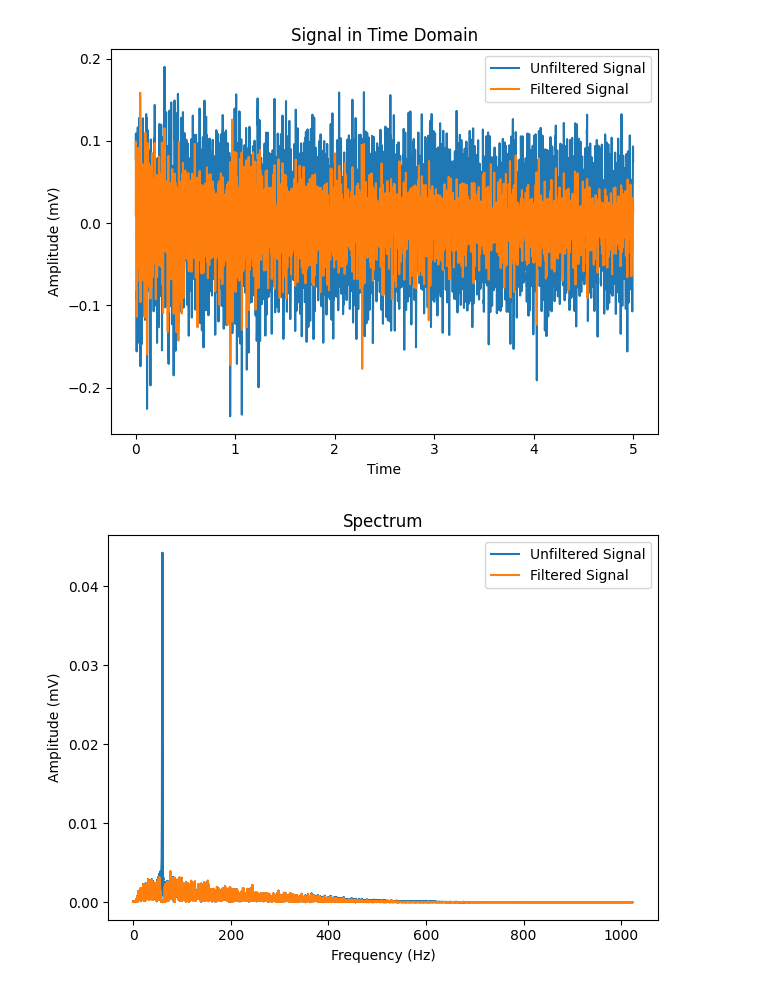
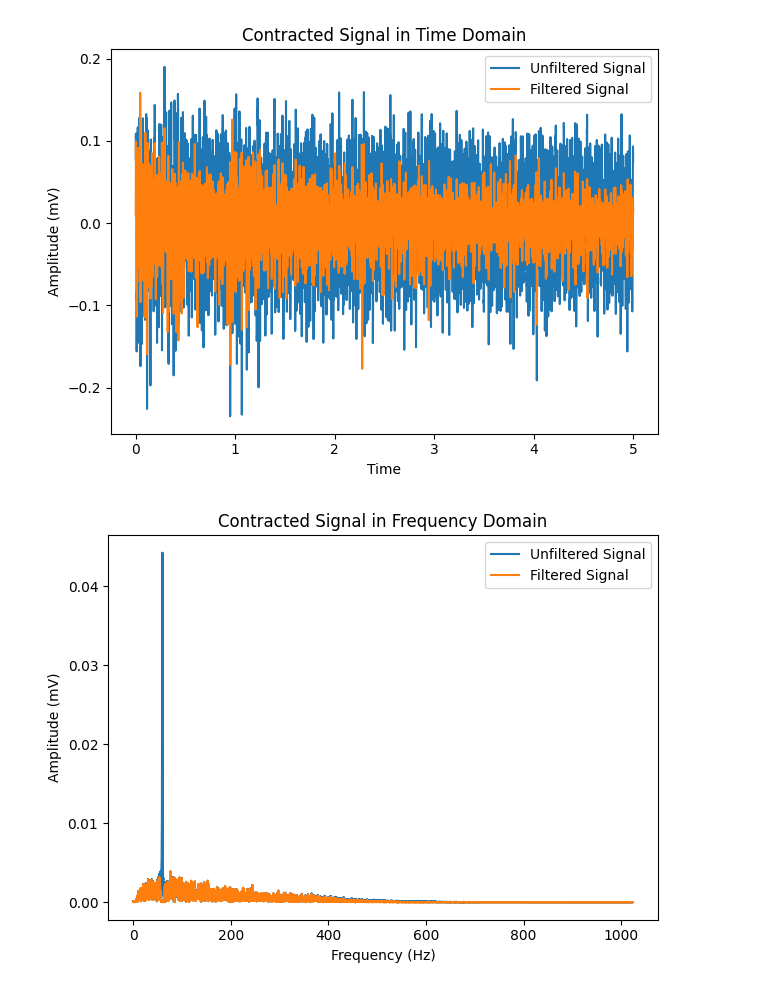
Before and after one commit to LavanSumanan/252DSPProject, a Jupyter notebook: PartA.ipynb, the cells around one changed output. Saved outputs shown, nothing was run; the diff lists cells and outputs as text; code cells hidden in the pictures.

```diff
--- a/PartA.ipynb
+++ b/PartA.ipynb
@@ -2,10 +2,9 @@
 # Imports
 import pandas as pd
 import numpy as np
-import scipy
 
 from matplotlib import pyplot as plt
-from scipy import signal
+from scipy import signal, fftpack
 
 # Constants
 FS = 2048
@@ -17,55 +16,56 @@ F4 = 450
 
 
 # Functions
-def filter(data):  # Function to create and apply filters to the signal
+def filter(data):  # function to create and apply filters to the signal
     sos_bandstop = signal.butter(ORDER, [F1, F2], btype='bandstop', fs=FS, output='sos')
-    filtered_data = signal.sosfilt(sos_bandstop, data)
+    bandstop_filtered_data = signal.sosfilt(sos_bandstop, data)
     sos_bandpass = signal.butter(ORDER, [F3, F4], btype='bandpass', fs=FS, output='sos')
-    final_filtered_data = signal.sosfilt(sos_bandpass, filtered_data)
+    final_filtered_data = signal.sosfilt(sos_bandpass, bandstop_filtered_data)
 
     return final_filtered_data
 
 
 def fft(array):  # run fft
-    sig_fft = scipy.fftpack.fft(array)
-    sig_amp = 2 / 10240 * np.abs(sig_fft)
-    sig_freq = np.abs(scipy.fftpack.fftfreq(10240, 1 / FS))
+    N = len(array)
+    sig_fft = fftpack.fft(array)
+    sig_amp = 2 / N * np.abs(sig_fft)
+    sig_freq = np.abs(fftpack.fftfreq(N, 1 / FS))
     return sig_freq, sig_amp
 
 
-def plot(x1, y1):  # plot and show the data
+def plot(x1, y1, title):  # plot and show the data
     plt.rcParams["figure.autolayout"] = True
     plt.xlabel('Time')
     plt.ylabel('Amplitude (mV)')
-    plt.title('Signal in Time Domain')
+    plt.title(f'{title} Signal in Time Domain')
     plt.plot(x1, y1, label = 'Unfiltered Signal')
     plt.plot(x1, filter(y1), label = 'Filtered Signal')
     plt.legend()
     plt.show()
     plt.xlabel('Frequency (Hz)')
     plt.ylabel('Amplitude (mV)')
-    plt.title('Spectrum')
+    plt.title(f'{title} Signal in Frequency Domain')
     freq, amp = fft(np.array(y1))
     plt.plot(freq, amp, label = 'Unfiltered Signal')
     filter_freq, filter_amp = fft(np.array(filter(y1)))
     plt.plot(filter_freq, filter_amp, label = 'Filtered Signal')
     plt.legend()
     plt.show()
 
 
 # read file
 columns = ["Time", "EMG_Relaxed", "EMG_Contracted"]
 df = pd.read_csv("EMG_Datasets.csv", usecols=columns)
 
 # run
-plot(df.Time, df.EMG_Contracted)
-plot(df.Time, df.EMG_Relaxed)
+plot(df.Time, df.EMG_Contracted, "Contracted")
+plot(df.Time, df.EMG_Relaxed, "Relaxed")
 
 # RMS Values
 print("RMS Values for Relaxed EMG without filtering: " + str(np.sqrt(np.mean(np.array(df.EMG_Relaxed) ** 2))))
 print("RMS Values for Contracted EMG without filtering: " + str(np.sqrt(np.mean(np.array(df.EMG_Contracted) ** 2))))
 print("RMS Values for Relaxed EMG with filtering: " + str(np.sqrt(np.mean(filter(df.EMG_Relaxed) ** 2))))
 print("RMS Values for Contracted EMG with filtering: " + str(np.sqrt(np.mean(filter(df.EMG_Contracted) ** 2))))
 # %% [output]
-[figure, old version]
+[figure, new version]
-[figure, old version]
+[figure, new version]
```
Also changed, not shown: parts of 1 cell of this notebook.
